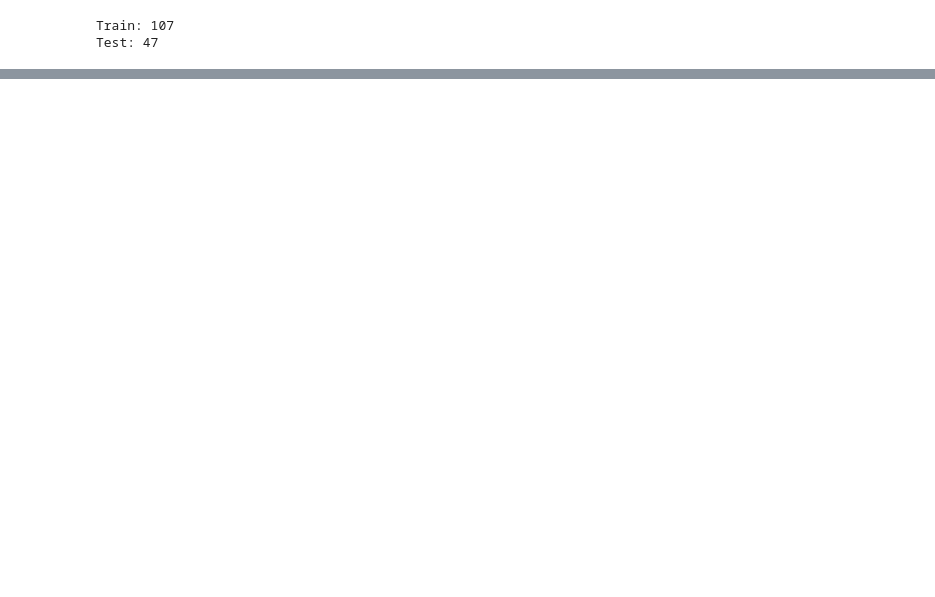
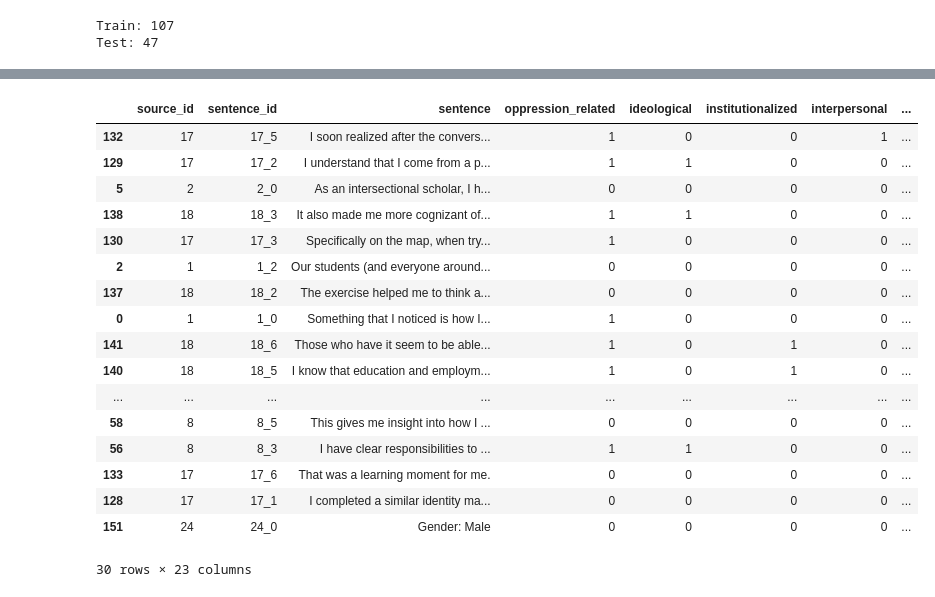
Before and after one commit to ritvik-123/EMP-Project, a Jupyter notebook: Module_1_26.ipynb, the cells around one changed output, grey strips where cells are left out. Saved outputs shown, nothing was run; the diff lists cells and outputs as text; code cells hidden in the pictures; blank space fills up the shorter version.

```diff
--- a/Module_1_26.ipynb
+++ b/Module_1_26.ipynb
@@ -482,0 +599,2 @@ Error:
+# %%
+GATE_THRESHOLD = 0.60
@@ -482,0 +728,15 @@ Error:
+# %%
+def combined_predict(
+    gate_probs,
+    type_probs,
+    gate_threshold,
+    type_threshold
+):
+
+preds = np.zeros_like(gate_probs, dtype=int)
+
+for i in range(len(gate_probs)):
+    if gate_probs[i] >= gate_threshold:
+        preds[i] = (type_probs[i] >= type_threshold).astype(int)
+
+return preds
@@ -482,0 +791,40 @@ Error:
+# %%
+inspect_df = test_df[
+    ["source_id", "sentence_id", "sentence", "oppression_related"] + TARGET_LABELS
+].copy()
+
+inspect_df["gate_score"] = gate_test_probs
+inspect_df["gate_pred"] = (gate_test_probs >= GATE_THRESHOLD).astype(int)
+
+for i, label in enumerate(TARGET_LABELS):
+    inspect_df[f"{label}_type_score"] = type_test_probs[:, i]
+    inspect_df[f"{label}_final_score"] = final_test_scores[:, i]
+    inspect_df[f"pred_{label}"] = Y_pred_combined[:, i]
+
+inspect_df["predicted_primary"] = [
+    TARGET_LABELS[int(np.argmax(final_test_scores[i]))]
+    if gate_test_probs[i] >= GATE_THRESHOLD
+    else "no_strong_leaning"
+    for i in range(len(inspect_df))
+]
+
+inspect_df.sort_values("gate_score", ascending=False).head(30)
+# %% [output]
+|  | source_id | sentence_id | sentence | oppression_related | ideological | institutionalized | interpersonal | ... |
+| 132 | 17 | 17_5 | I soon realized after the convers... | 1 | 0 | 0 | 1 | ... |
+| 129 | 17 | 17_2 | I understand that I come from a p... | 1 | 1 | 0 | 0 | ... |
+| 5 | 2 | 2_0 | As an intersectional scholar, I h... | 0 | 0 | 0 | 0 | ... |
+| 138 | 18 | 18_3 | It also made me more cognizant of... | 1 | 1 | 0 | 0 | ... |
+| 130 | 17 | 17_3 | Specifically on the map, when try... | 1 | 0 | 0 | 0 | ... |
+| 2 | 1 | 1_2 | Our students (and everyone around... | 0 | 0 | 0 | 0 | ... |
+| 137 | 18 | 18_2 | The exercise helped me to think a... | 0 | 0 | 0 | 0 | ... |
+| 0 | 1 | 1_0 | Something that I noticed is how I... | 1 | 0 | 0 | 0 | ... |
+| 141 | 18 | 18_6 | Those who have it seem to be able... | 1 | 0 | 1 | 0 | ... |
+| 140 | 18 | 18_5 | I know that education and employm... | 1 | 0 | 1 | 0 | ... |
+| ... | ... | ... | ... | ... | ... | ... | ... | ... |
+| 58 | 8 | 8_5 | This gives me insight into how I ... | 0 | 0 | 0 | 0 | ... |
+| 56 | 8 | 8_3 | I have clear responsibilities to ... | 1 | 1 | 0 | 0 | ... |
+| 133 | 17 | 17_6 | That was a learning moment for me. | 0 | 0 | 0 | 0 | ... |
+| 128 | 17 | 17_1 | I completed a similar identity ma... | 0 | 0 | 0 | 0 | ... |
+| 151 | 24 | 24_0 | Gender: Male | 0 | 0 | 0 | 0 | ... |
+30 rows × 23 columns
```
Also changed, not shown: parts of 21 cells of this notebook.
